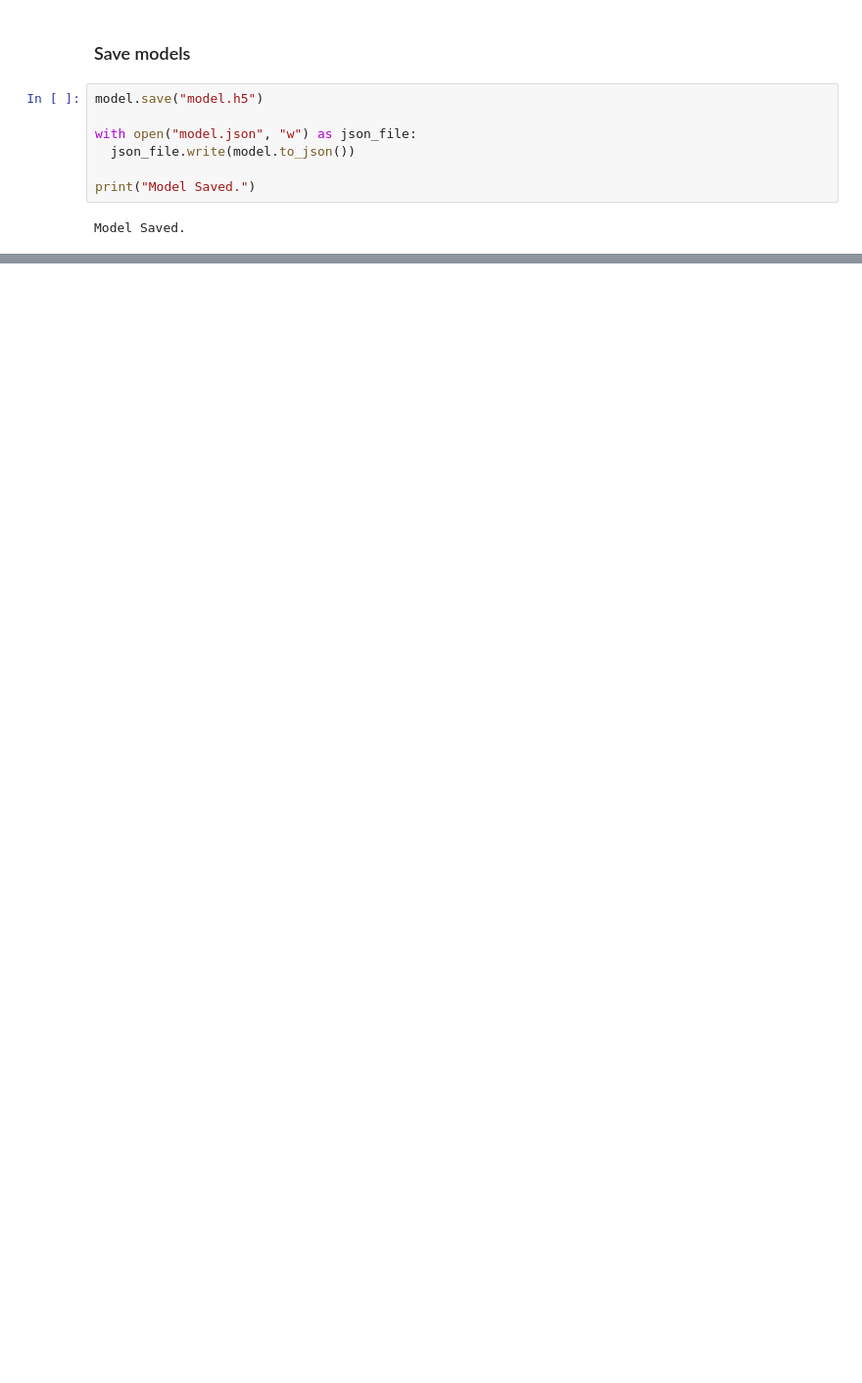
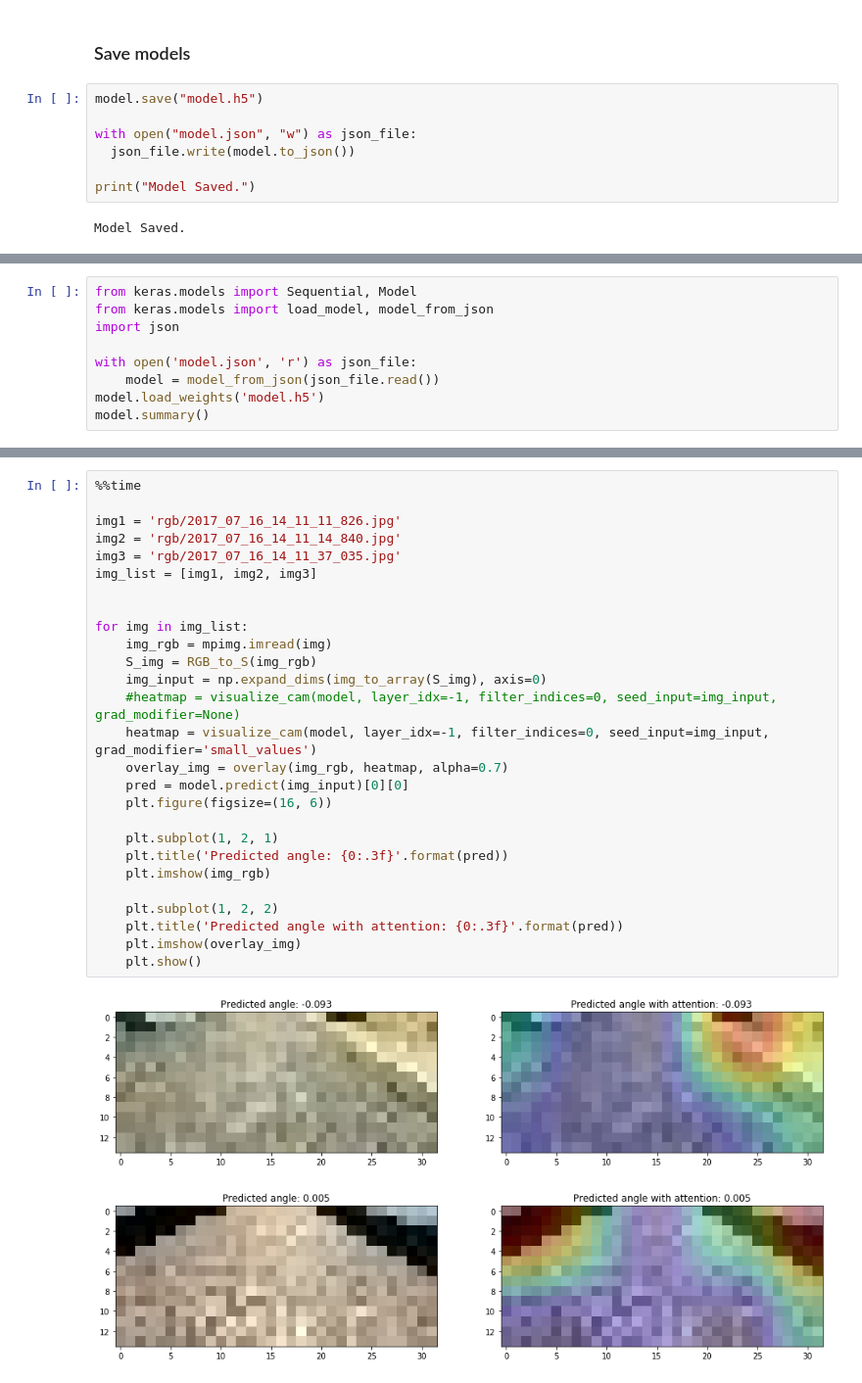
Before and after one commit to piliwilliam0306/Udacity-SDC, a Jupyter notebook: CarND-BehavioralCloning-P3/P3.ipynb, the cells around one changed output, grey strips where cells are left out. Shown: that part at 98% size. Saved outputs shown, nothing was run; the diff lists cells and outputs as text; blank space fills up the shorter version.

```diff
--- a/CarND-BehavioralCloning-P3/P3.ipynb
+++ b/CarND-BehavioralCloning-P3/P3.ipynb
@@ -405,0 +410,9 @@ Model Saved.
+# %%
+from keras.models import Sequential, Model
+from keras.models import load_model, model_from_json
+import json
+
+with open('model.json', 'r') as json_file:
+    model = model_from_json(json_file.read())
+model.load_weights('model.h5')
+model.summary()
@@ -405,0 +450,30 @@ Model Saved.
+# %%
+%%time
+
+img1 = 'rgb/2017_07_16_14_11_11_826.jpg'
+img2 = 'rgb/2017_07_16_14_11_14_840.jpg'
+img3 = 'rgb/2017_07_16_14_11_37_035.jpg'
+img_list = [img1, img2, img3]
+
+
+for img in img_list:
+    img_rgb = mpimg.imread(img)
+    S_img = RGB_to_S(img_rgb)
+    img_input = np.expand_dims(img_to_array(S_img), axis=0)
+    #heatmap = visualize_cam(model, layer_idx=-1, filter_indices=0, seed_input=img_input, grad_modifier=None)
+    heatmap = visualize_cam(model, layer_idx=-1, filter_indices=0, seed_input=img_input, grad_modifier='small_values')
+    overlay_img = overlay(img_rgb, heatmap, alpha=0.7)
+    pred = model.predict(img_input)[0][0]
+    plt.figure(figsize=(16, 6))
+
+    plt.subplot(1, 2, 1)
+    plt.title('Predicted angle: {0:.3f}'.format(pred))
+    plt.imshow(img_rgb)
+
+    plt.subplot(1, 2, 2)
+    plt.title('Predicted angle with attention: {0:.3f}'.format(pred))
+    plt.imshow(overlay_img)
+    plt.show()
+# %% [output]
+[figure, added]
+[figure, added]
```
Also changed, not shown: parts of 9 cells of this notebook, 4 other files.
